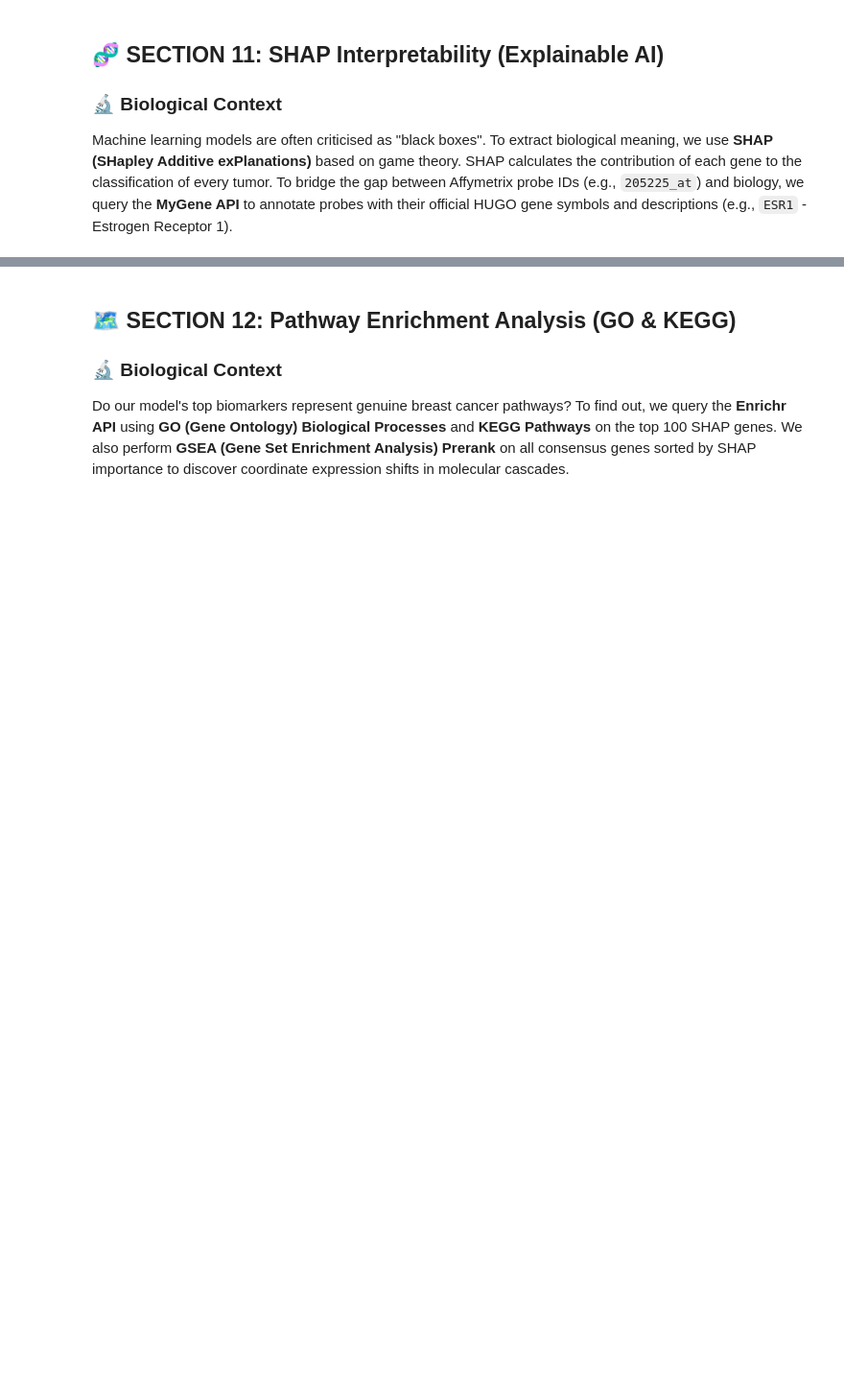
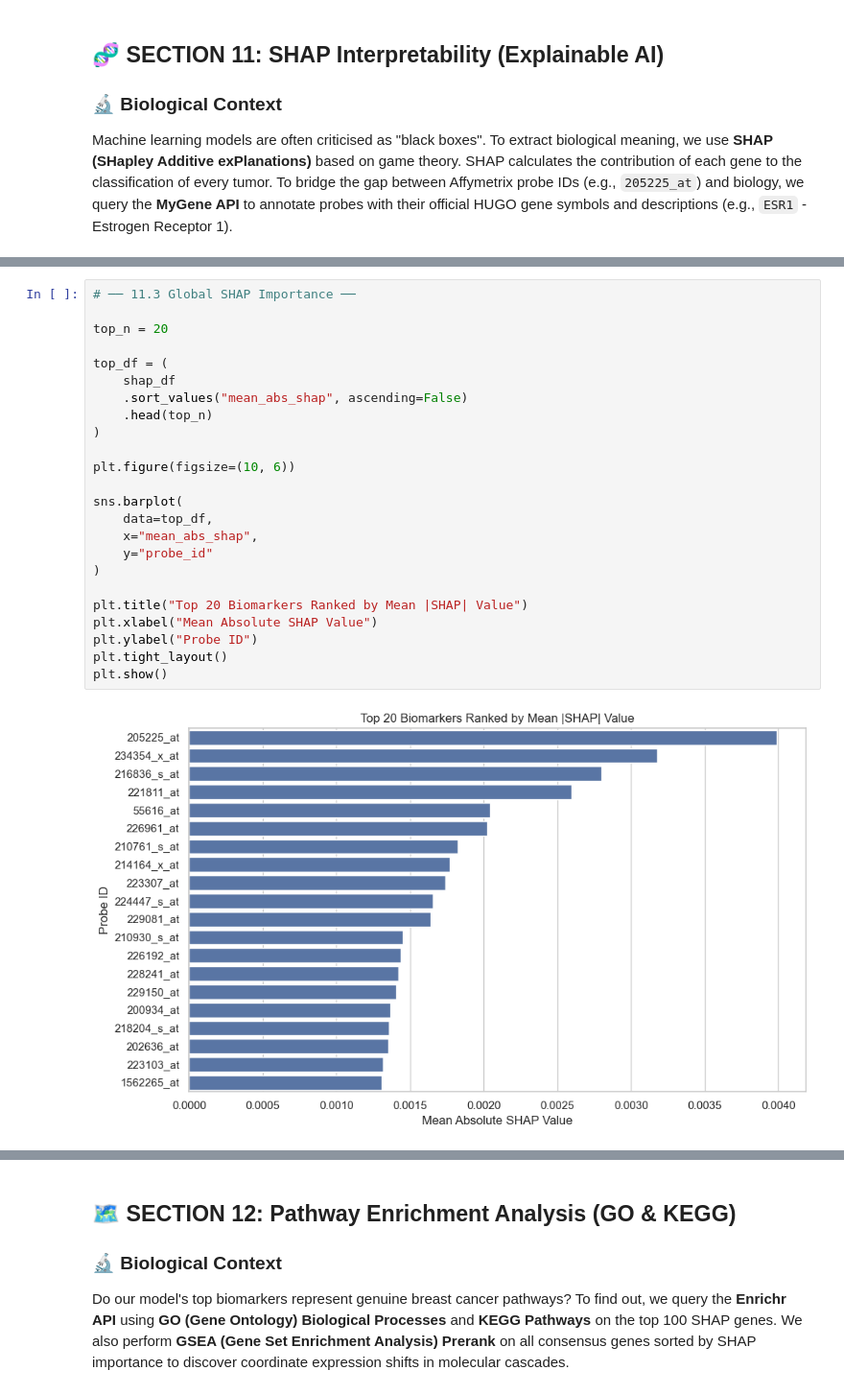
Before and after one commit to shubhamkjha369/OncoResolve-Breast-Cancer-Transcriptomics, a Jupyter notebook: Breast-Cancer-Transcriptomics-ML-Pipeline/notebooks/Breast_Cancer_ML_Pipeline.ipynb, the cells around one changed output, grey strips where cells are left out. Shown at 96% size. Saved outputs shown, nothing was run; the diff lists cells and outputs as text; blank space fills up the shorter version.

```diff
--- a/Breast-Cancer-Transcriptomics-ML-Pipeline/notebooks/Breast_Cancer_ML_Pipeline.ipynb
+++ b/Breast-Cancer-Transcriptomics-ML-Pipeline/notebooks/Breast_Cancer_ML_Pipeline.ipynb
@@ -1654,0 +2058,26 @@ np.save(ARTIFACT_DIR / "shap_values.npy", shap_values)
+# %%
+# ── 11.3 Global SHAP Importance ──
+
+top_n = 20
+
+top_df = (
+    shap_df
+    .sort_values("mean_abs_shap", ascending=False)
+    .head(top_n)
+)
+
+plt.figure(figsize=(10, 6))
+
+sns.barplot(
+    data=top_df,
+    x="mean_abs_shap",
+    y="probe_id"
+)
+
+plt.title("Top 20 Biomarkers Ranked by Mean |SHAP| Value")
+plt.xlabel("Mean Absolute SHAP Value")
+plt.ylabel("Probe ID")
+plt.tight_layout()
+plt.show()
+# %% [output]
+[figure, added]
```
Also changed, not shown: parts of 20 cells of this notebook, 6 other files.
